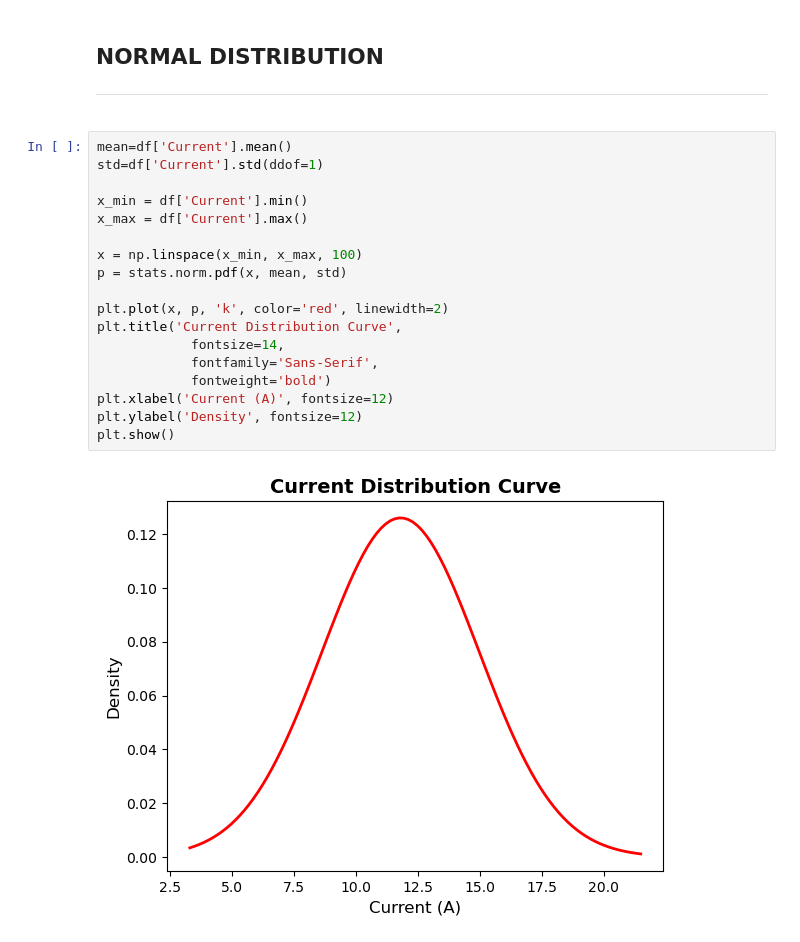
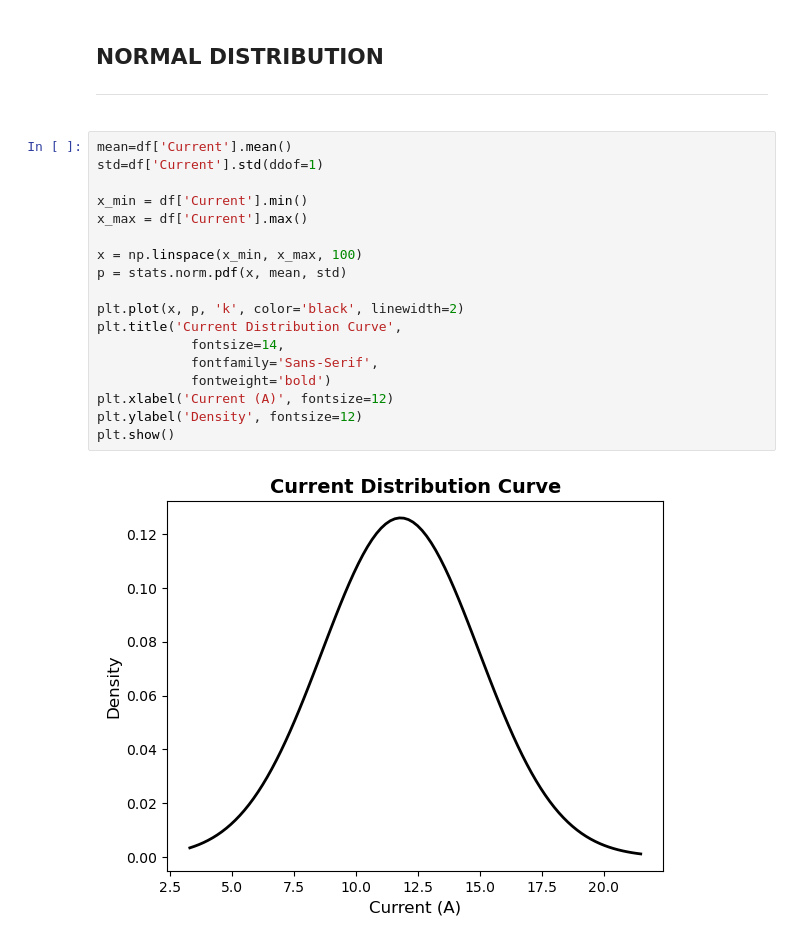
Before and after one commit to 12valor/STATISTICS, a Jupyter notebook: Lab-6-standard-normal-distribution.ipynb, the cells around one changed output. Saved outputs shown, nothing was run; the diff lists cells and outputs as text.

```diff
--- a/Lab-6-standard-normal-distribution.ipynb
+++ b/Lab-6-standard-normal-distribution.ipynb
@@ -152,20 +151,20 @@ plt.show()
 # %%
 mean=df['Current'].mean()
 std=df['Current'].std(ddof=1)
 
 x_min = df['Current'].min()
 x_max = df['Current'].max()
 
 x = np.linspace(x_min, x_max, 100)
 p = stats.norm.pdf(x, mean, std)
 
-plt.plot(x, p, 'k', color='red', linewidth=2)
+plt.plot(x, p, 'k', color='black', linewidth=2)
 plt.title('Current Distribution Curve',
             fontsize=14,
             fontfamily='Sans-Serif',
             fontweight='bold')
 plt.xlabel('Current (A)', fontsize=12)
 plt.ylabel('Density', fontsize=12)
 plt.show()
 # %% [output]
-[figure, old version]
+[figure, new version]
```
Also changed, not shown: parts of 3 cells of this notebook.
